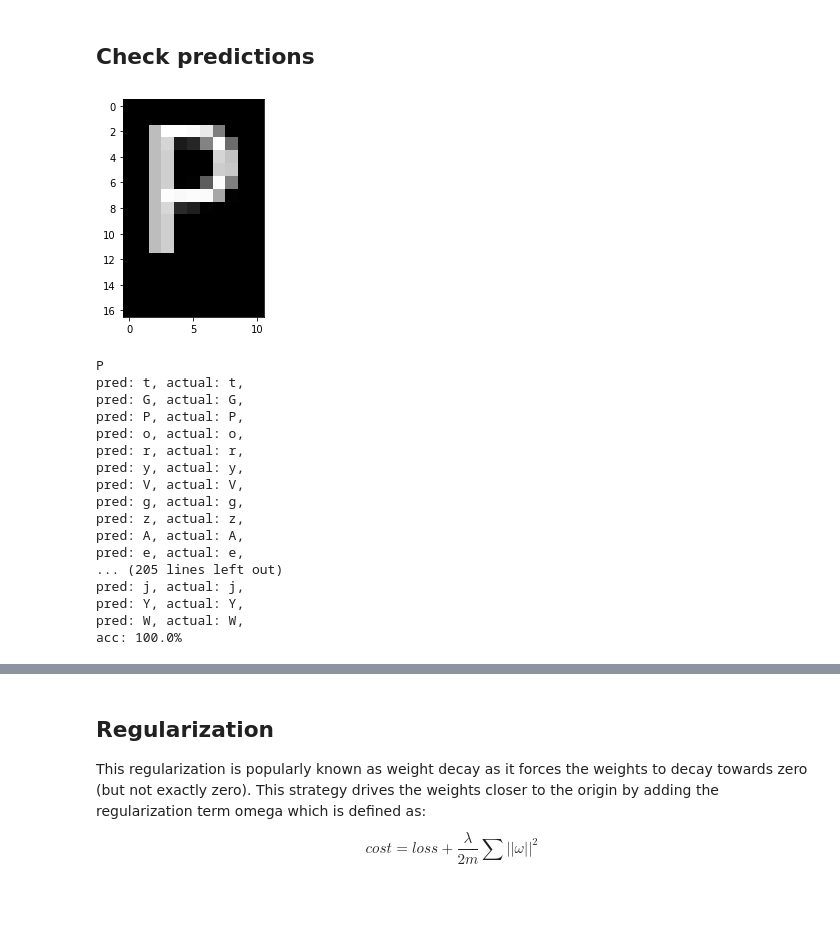
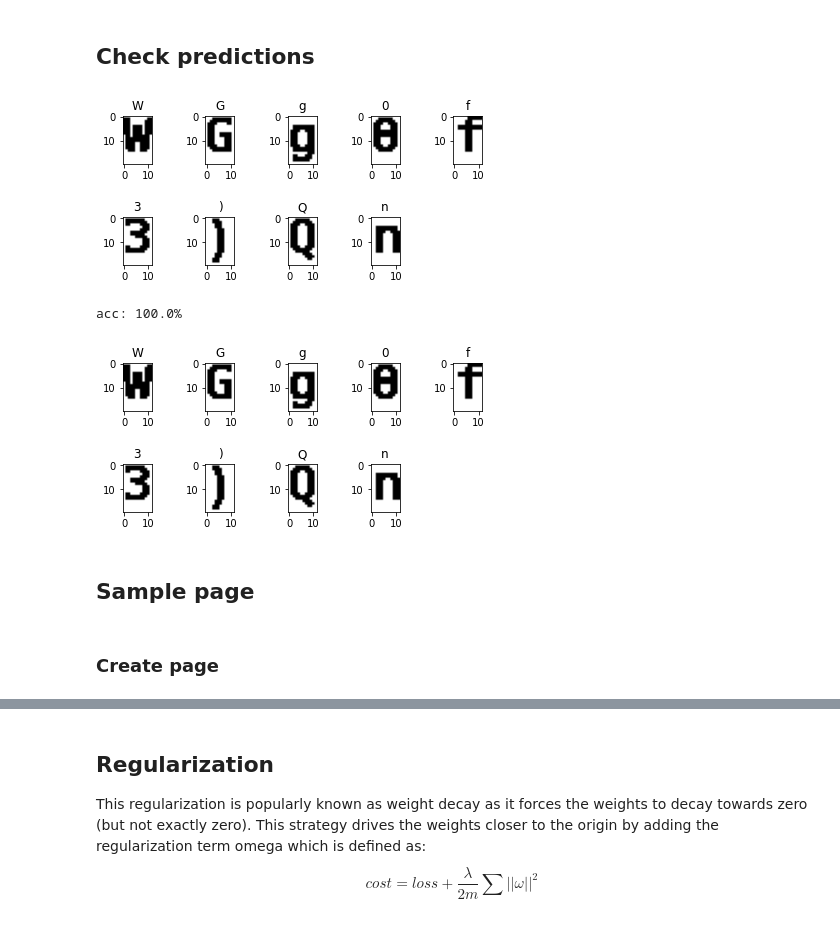
Before and after one commit to baluszynski/OCR, a Jupyter notebook: ocr_model.ipynb, the cells around one changed output, grey strips where cells are left out. Saved outputs shown, nothing was run; the diff lists cells and outputs as text; code cells hidden in the pictures.

Commit message:
united scipts info ocr_model

```diff
--- a/ocr_model.ipynb
+++ b/ocr_model.ipynb
@@ -5,21 +87,21 @@
 # %%
 import tensorflow as tf
-from matplotlib import pyplot
+from matplotlib import pyplot as plt
 %matplotlib inline
 from tensorflow.keras.models import Sequential
 from tensorflow.keras.layers import Dense, Conv2D, Flatten, MaxPooling2D
 
-height = 17
-width = 11
+height = 20
+width = 12
 
 model = Sequential()
 model.add(Conv2D(32, (3,3), activation = 'relu',input_shape=(height, width, 1)))
-#model.add(MaxPooling2D((2, 2)))
-#model.add(Conv2D(64, (3,3), activation = 'relu'))
 model.add(MaxPooling2D((2, 2)))
 model.add(Conv2D(64, (3,3), activation = 'relu'))
 model.add(Flatten())
 model.add(Dense(64, activation='relu'))
+model.add(Flatten())
+model.add(Dense(64, activation='relu'))
 model.add(Dense(255, activation='softmax'))
 model.summary()
 # %% [output]
@@ -139,6 +128,6 @@ Valid: Images=(219, 17, 11), Labels=(219,)
 model.compile(optimizer='adam',
               loss='sparse_categorical_crossentropy',
               metrics=['accuracy'])
-model.fit(x_train, y_train, epochs=50)
+model.fit(x_train, y_train, epochs=500)
 test_loss, test_acc = model.evaluate(x_test, y_test)
 # %% [output]
@@ -162,39 +151,41 @@ Epoch 50/50
 # %% [markdown]
 ## Check predictions
 # %%
-image_index = 2 #############
-pyplot.imshow(x_test[image_index].reshape(height, width),cmap='Greys')
-pyplot.show()
-predict = x_test[image_index].reshape(height,width)
-pred = model.predict(x_test[image_index].reshape(1, height, width, 1))
-print(chr(pred.argmax()))
-
 total = len(x_test)
 correct = 0
+preds = []
 for image, label in zip(x_test, y_test):
     pred = model.predict(image.reshape(1, height, width, 1)).argmax()
+    preds.append(pred)
     ok = True if pred == label else False
-    print(f"pred: {chr(pred)}, actual: {chr(label)}, {'------- FALSE' if not ok else ''}")
     if ok:
         correct = correct + 1
+    else:
+         print(f"FALSE --- pred: {chr(pred)}, actual: {chr(label)}")
+
+fig = plt.figure()
+for i in range(20,29):
+    plt.subplot(330 + 1 + i)
+    plt.imshow(x_test[i], cmap=plt.get_cmap('gray'))
+    plt.title(chr(preds[i]))
+fig.tight_layout(h_pad=2)
+plt.show()
 
 print(f"acc: {correct/total * 100}%")
 # %% [output]
-[figure, old version]
+[figure, new version]
-P
-pred: t, actual: t,
-pred: G, actual: G,
-pred: P, actual: P,
-pred: o, actual: o,
-pred: r, actual: r,
-pred: y, actual: y,
-pred: V, actual: V,
-pred: g, actual: g,
-pred: z, actual: z,
-pred: A, actual: A,
-pred: e, actual: e,
-... (205 lines left out)
-pred: j, actual: j,
-pred: Y, actual: Y,
-pred: W, actual: W,
 acc: 100.0%
+# %%
+fig = plt.figure()
+for i in range(20,29):
+    plt.subplot(330 + 1 + i)
+    plt.imshow(x_test[i], cmap=plt.get_cmap('gray'))
+    plt.title(chr(preds[i]))
+fig.tight_layout(h_pad=2)
+plt.show()
+# %% [output]
+[figure, added]
+# %% [markdown]
+## Sample page
+# %% [markdown]
+### Create page
```
Also changed, not shown: parts of 28 cells of this notebook, 3 other files.
